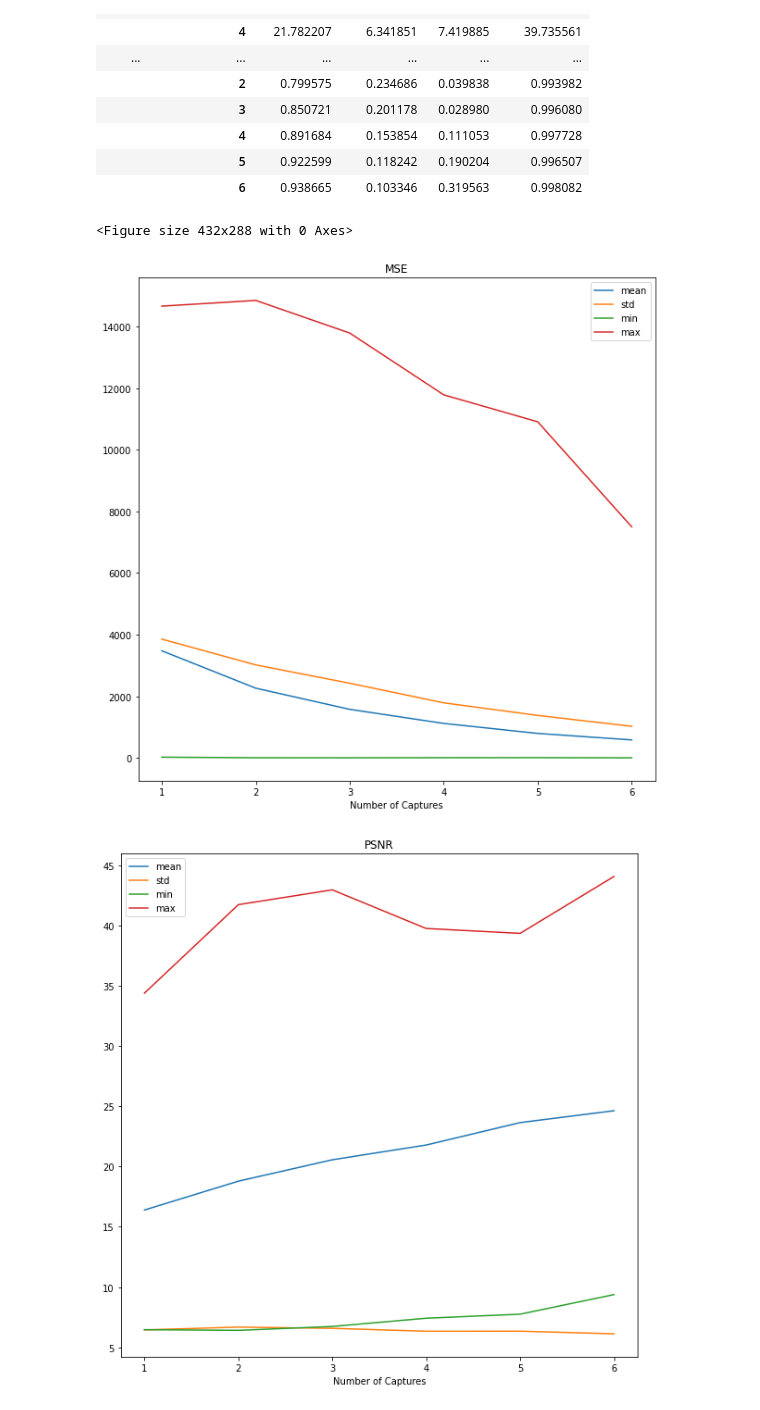
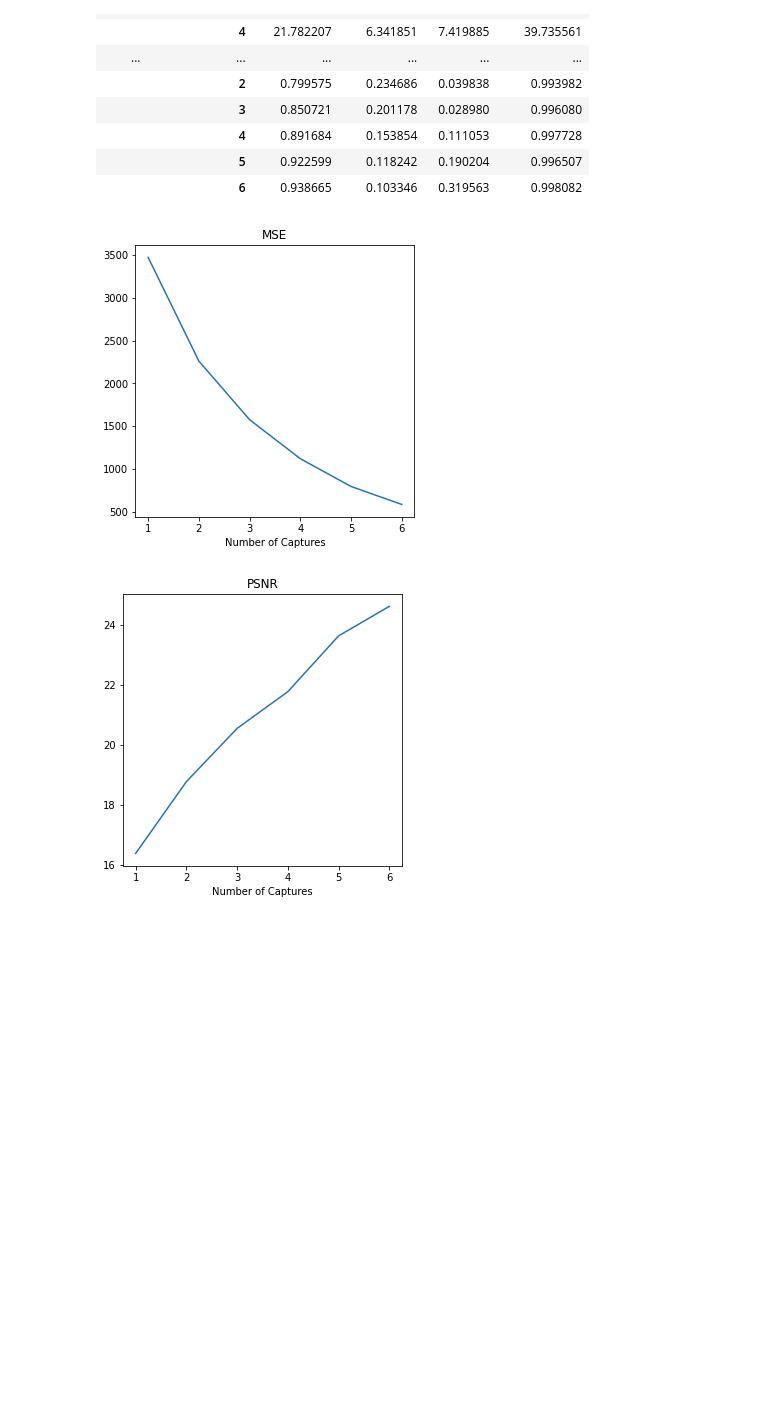
Before and after one commit to smsegal/DHDRNet, a Jupyter notebook: dhdrnet/notebooks/Expected Captures.ipynb, the cells around one changed output. Drawn from its saved outputs; the diff is of its cells as text; code cells hidden in the pictures; blank space fills up the shorter version.

Commit message:
figures, examples from notebooks

```diff
--- a/dhdrnet/notebooks/Expected Captures.ipynb
+++ b/dhdrnet/notebooks/Expected Captures.ipynb
@@ -10,6 +11,8 @@ from matplotlib import pyplot as plt
 # %%
 # df = num_exposures_needed(runs=500)
-df = pd.read_csv(ROOT_DIR/"precomputed_data" / "expected_captures.csv", index_col="image_name")
+df = pd.read_csv(
+    ROOT_DIR / "precomputed_data" / "expected_captures.csv", index_col="image_name"
+)
 df
 # %% [output]
 |  | metric | num_exposures | error |
@@ -45,8 +48,12 @@ df
 | 0155_20160816_114911_369 | ssim | 6 | 0.963371 |
 9000 rows × 3 columns
 # %%
-stats = df.groupby(["metric","num_exposures"]).describe()["error"].drop(["25%", "50%", "75%","count"],axis=1)
-stats.to_latex(ROOT_DIR/"figures"/"expected_steps.tex")
+stats = (
+    df.groupby(["metric", "num_exposures"])
+    .describe()["error"]
+    .drop(["25%", "50%", "75%", "count"], axis=1)
+)
+stats.to_latex(ROOT_DIR / "figures" / "expected_steps.tex")
 stats
 # %% [output]
 |  |  | mean | std | min | max |
@@ -69,18 +76,19 @@ stats
 |  | 6 | 0.938665 | 0.103346 | 0.319563 | 0.998082 |
 # %%
 sg = stats.groupby("metric")
-plt.tight_layout()
 for name, group in sg:
-    ax = group.loc[name].plot(
-        title=name.upper(),
-        xlabel="Number of Captures",
-        subplots=False,
-        figsize=(10, 10),
-        use_index=True,
-        layout=(2,2),
+    ax = (
+        group["mean"]
+        .loc[name]
+        .plot(
+            title=name.upper(),
+            xlabel="Number of Captures",
+            figsize=(5,5),
+            use_index=True,
+        )
     )
-    ax.figure.savefig(ROOT_DIR/"figures"/f"{name}_expected_captures.pdf")
+    plt.show()
+    ax.figure.savefig(ROOT_DIR / "figures" / f"{name}_expected_captures.pdf")
 # %% [output]
-<Figure size 432x288 with 0 Axes>
-[figure, old version]
+[figure, new version]
-[figure, old version]
+[figure, new version]
```
Also changed, not shown: parts of 3 cells of this notebook, 52 other files.
